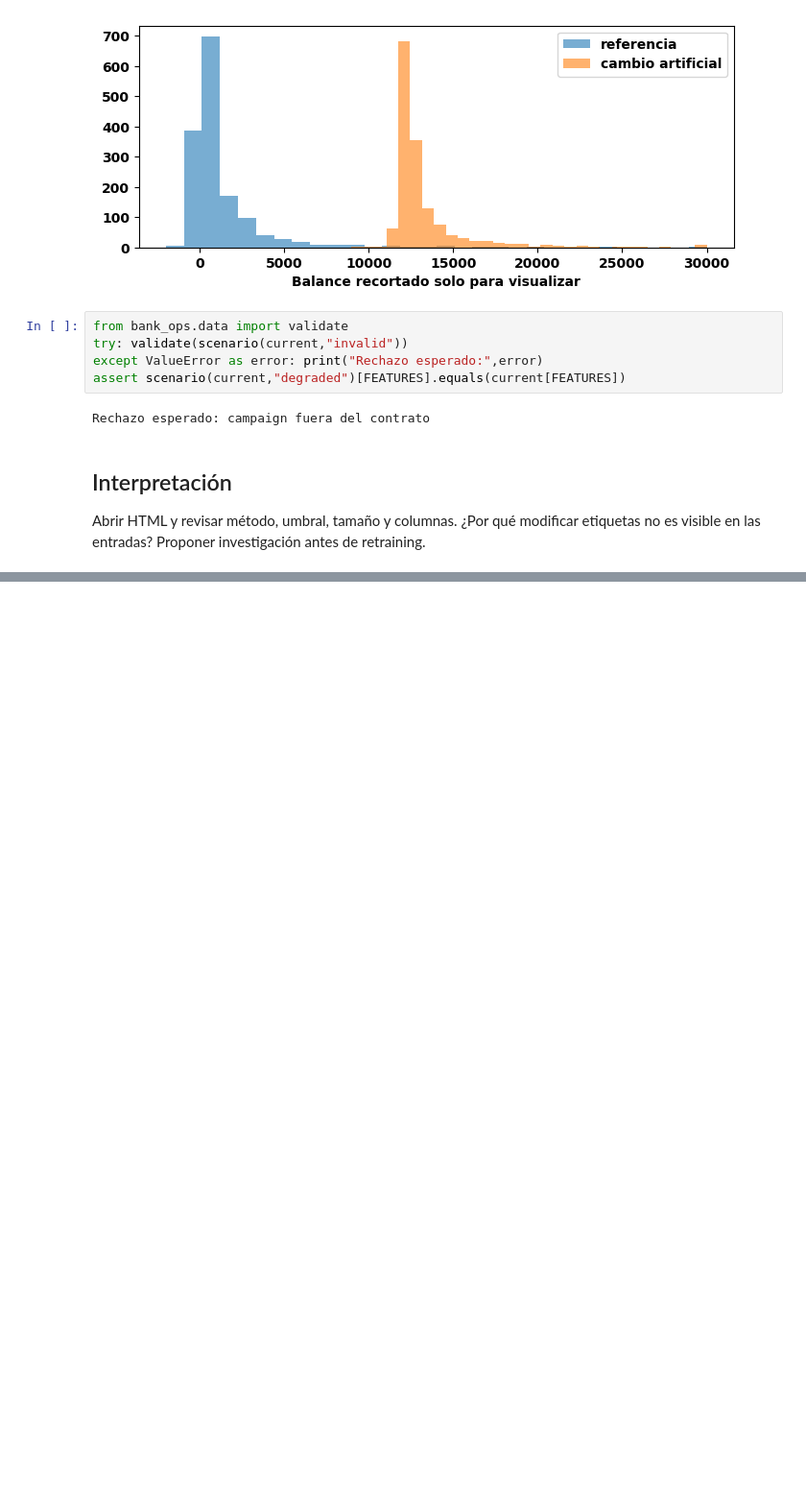
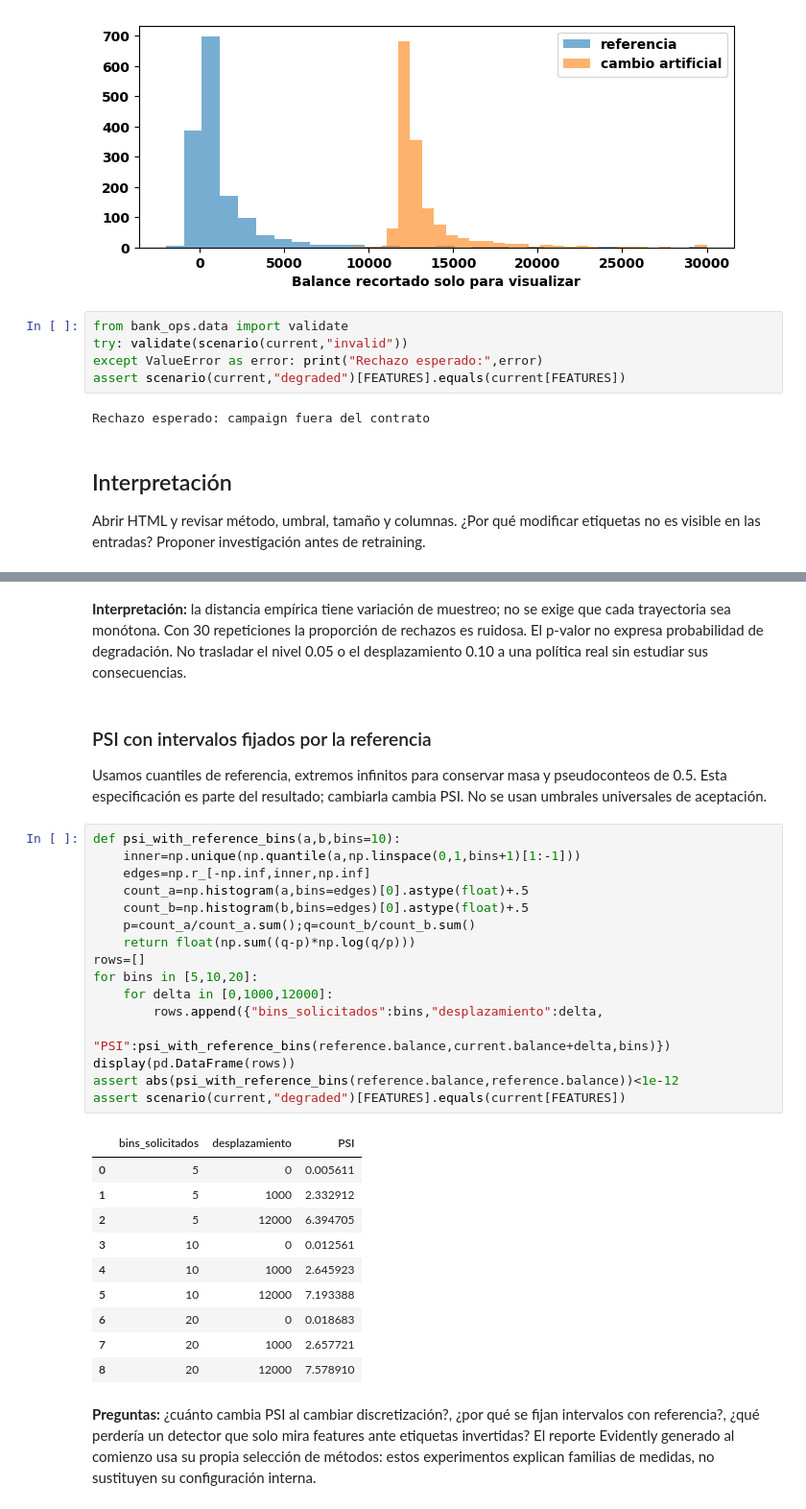
Before and after one commit to wilmerpineda/modulo3_mlops_python, a Jupyter notebook: notebooks/03_drift.ipynb, the cells around one changed output, grey strips where cells are left out. Shown at 96% size. Cells and saved outputs as stored; diff of their text form; blank space fills up the shorter version.

```diff
--- a/notebooks/03_drift.ipynb
+++ b/notebooks/03_drift.ipynb
@@ -47,0 +87,34 @@ Abrir HTML y revisar método, umbral, tamaño y columnas. ¿Por qué modificar e
+# %% [markdown]
+**Interpretación:** la distancia empírica tiene variación de muestreo; no se exige que cada trayectoria sea monótona. Con 30 repeticiones la proporción de rechazos es ruidosa. El p-valor no expresa probabilidad de degradación. No trasladar el nivel 0.05 o el desplazamiento 0.10 a una política real sin estudiar sus consecuencias.
+# %% [markdown]
+### PSI con intervalos fijados por la referencia
+Usamos cuantiles de referencia, extremos infinitos para conservar masa y pseudoconteos de 0.5. Esta especificación es parte del resultado; cambiarla cambia PSI. No se usan umbrales universales de aceptación.
+# %%
+def psi_with_reference_bins(a,b,bins=10):
+    inner=np.unique(np.quantile(a,np.linspace(0,1,bins+1)[1:-1]))
+    edges=np.r_[-np.inf,inner,np.inf]
+    count_a=np.histogram(a,bins=edges)[0].astype(float)+.5
+    count_b=np.histogram(b,bins=edges)[0].astype(float)+.5
+    p=count_a/count_a.sum();q=count_b/count_b.sum()
+    return float(np.sum((q-p)*np.log(q/p)))
+rows=[]
+for bins in [5,10,20]:
+    for delta in [0,1000,12000]:
+        rows.append({"bins_solicitados":bins,"desplazamiento":delta,
+                     "PSI":psi_with_reference_bins(reference.balance,current.balance+delta,bins)})
+display(pd.DataFrame(rows))
+assert abs(psi_with_reference_bins(reference.balance,reference.balance))<1e-12
+assert scenario(current,"degraded")[FEATURES].equals(current[FEATURES])
+# %% [output]
+|  | bins_solicitados | desplazamiento | PSI |
+| 0 | 5 | 0 | 0.005611 |
+| 1 | 5 | 1000 | 2.332912 |
+| 2 | 5 | 12000 | 6.394705 |
+| 3 | 10 | 0 | 0.012561 |
+| 4 | 10 | 1000 | 2.645923 |
+| 5 | 10 | 12000 | 7.193388 |
+| 6 | 20 | 0 | 0.018683 |
+| 7 | 20 | 1000 | 2.657721 |
+| 8 | 20 | 12000 | 7.578910 |
+# %% [markdown]
+**Preguntas:** ¿cuánto cambia PSI al cambiar discretización?, ¿por qué se fijan intervalos con referencia?, ¿qué perdería un detector que solo mira features ante etiquetas invertidas? El reporte Evidently generado al comienzo usa su propia selección de métodos: estos experimentos explican familias de medidas, no sustituyen su configuración interna.
```
Also changed, not shown: parts of 3 cells of this notebook, 29 other files.
